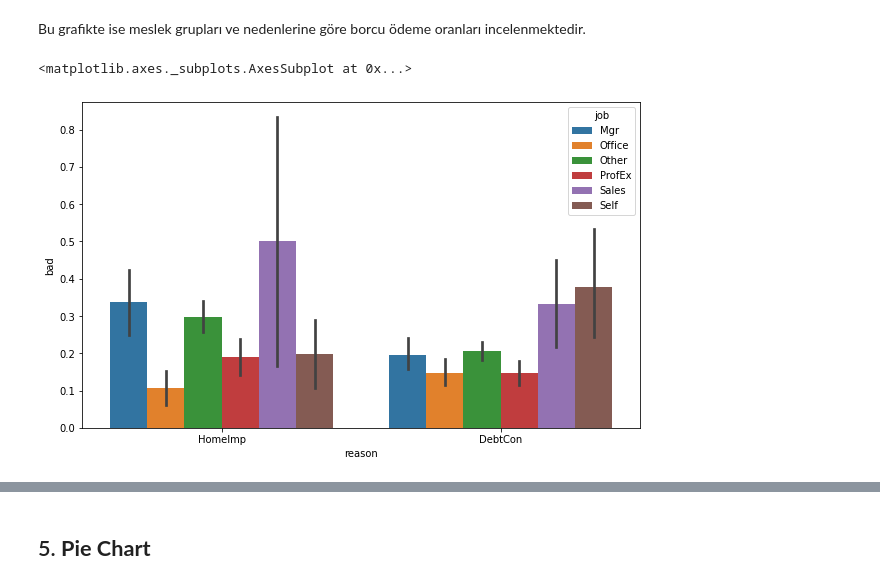
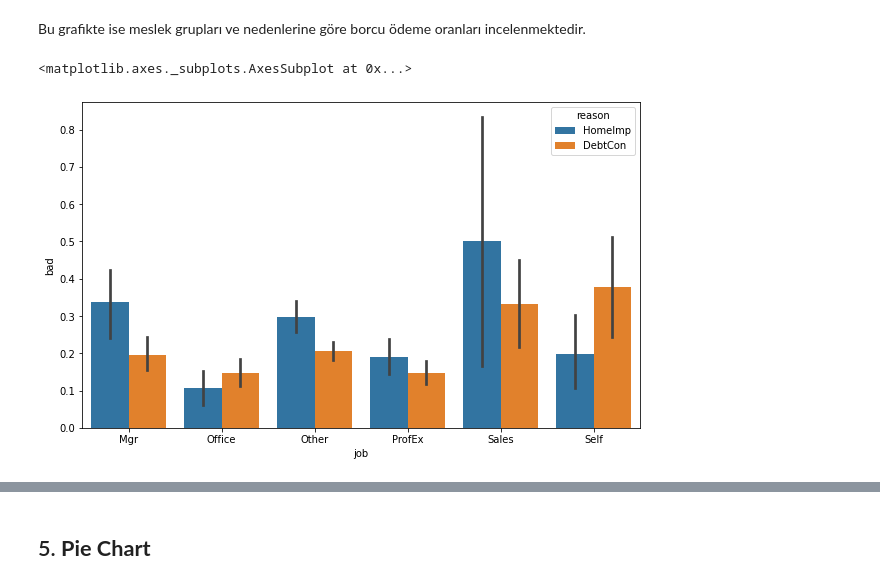
Before and after one commit to Kodluyoruz-Ankara-Veri-Bilimi/assignment-Furkan-Alaybeg, a Jupyter notebook: assignment2-Furkan.ipynb, the cells around one changed output, grey strips where cells are left out. Drawn from its saved outputs; the diff is of its cells as text; code cells hidden in the pictures.

```diff
--- a/assignment2-Furkan.ipynb
+++ b/assignment2-Furkan.ipynb
@@ -292,7 +340,7 @@ g = sns.catplot(x="bad", col="reason", data=data, kind="count", aspect=.7)
 Bu grafikte ise meslek grupları ve nedenlerine göre borcu ödeme oranları incelenmektedir.
 # %%
 fig, ax = plt.subplots(figsize=(10,6))
-sns.barplot(x="reason", y="bad", hue="job", data=data, ax=ax)
+sns.barplot(x="job", y="bad", hue="reason", data=data, ax=ax)
 # %% [output]
 <matplotlib.axes._subplots.AxesSubplot at 0x...>
-[figure, old version]
+[figure, new version]
```
Also changed, not shown: parts of 47 cells of this notebook.
